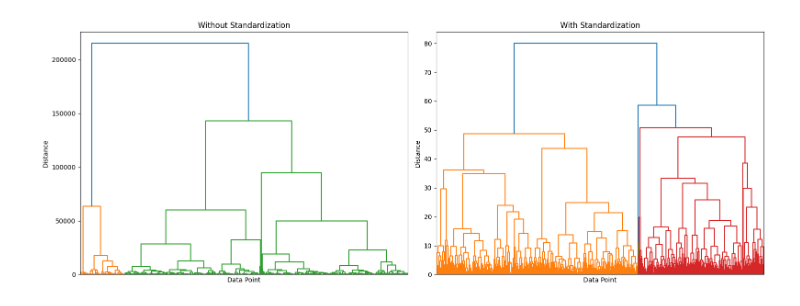
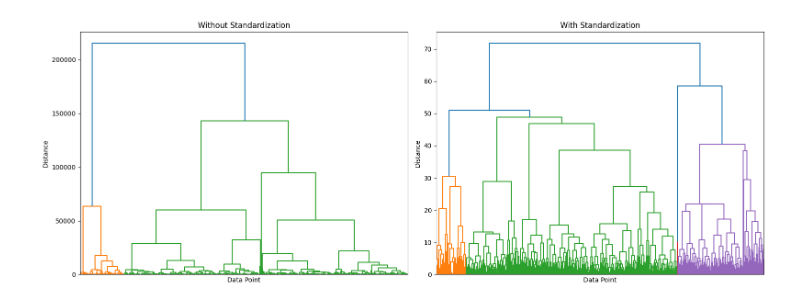
Before and after one commit to KaanAkkok/Melbourne_House_Data_Science, a Jupyter notebook: Clustering.ipynb, the cells around one changed output. Drawn from its saved outputs; the diff is of its cells as text; code cells hidden in the pictures.

```diff
--- a/Clustering.ipynb
+++ b/Clustering.ipynb
@@ -39,34 +16,35 @@ import matplotlib.pyplot as plt
 from scipy.cluster.hierarchy import linkage, dendrogram
 from sklearn.preprocessing import StandardScaler
 
-# Select only numerical features (excluding target variable 'Price')
-X_numeric = df.drop(columns=["Price"]).select_dtypes(include=['float64', 'int64'])
+# Select only numerical features, excluding the target variable 'Price'
+# and 'Postcode' since it's a categorical location label, not a meaningful numerical feature.
+X_numeric = df.drop(columns=['Price', 'Postcode']).select_dtypes(include=['float64', 'int64'])
 
 # 1. Without Standardization
 linked_no_scaling = linkage(X_numeric, method='ward')
 
 # 2. With Standardization
 scaler = StandardScaler()
 X_scaled = scaler.fit_transform(X_numeric)
 linked_scaled = linkage(X_scaled, method='ward')
 
 plt.figure(figsize=(16, 6))
 
 # Left: No Standardization
 plt.subplot(1, 2, 1)
 dendrogram(linked_no_scaling, no_labels=True)
 plt.title("Without Standardization")
 plt.xlabel("Data Point")
 plt.ylabel("Distance")
 
 # Right: With Standardization
 plt.subplot(1, 2, 2)
 dendrogram(linked_scaled, no_labels=True)
 plt.title("With Standardization")
 plt.xlabel("Data Point")
 plt.ylabel("Distance")
 
 plt.tight_layout()
 plt.show()
 # %% [output]
-[figure, old version]
+[figure, new version]
```
Also changed, not shown: parts of 3 cells of this notebook.
